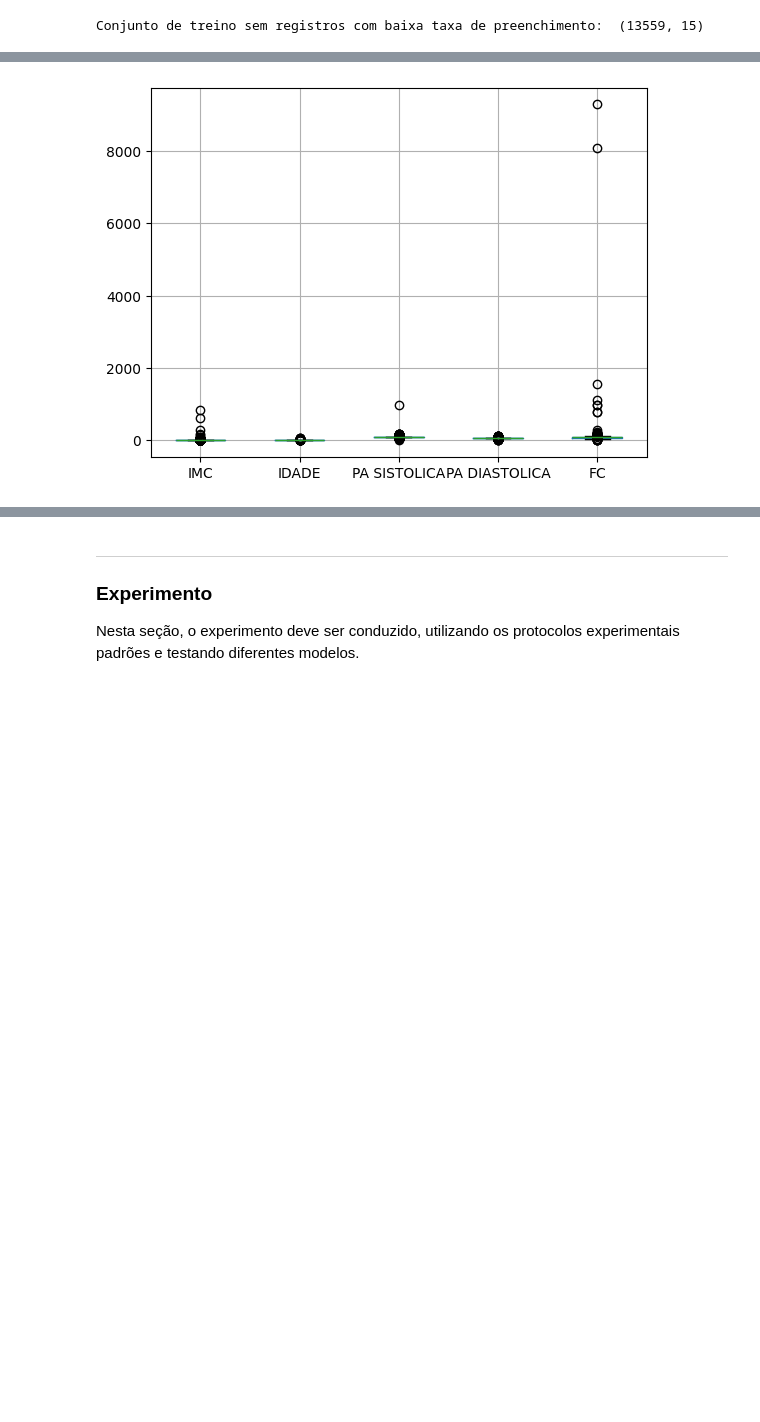
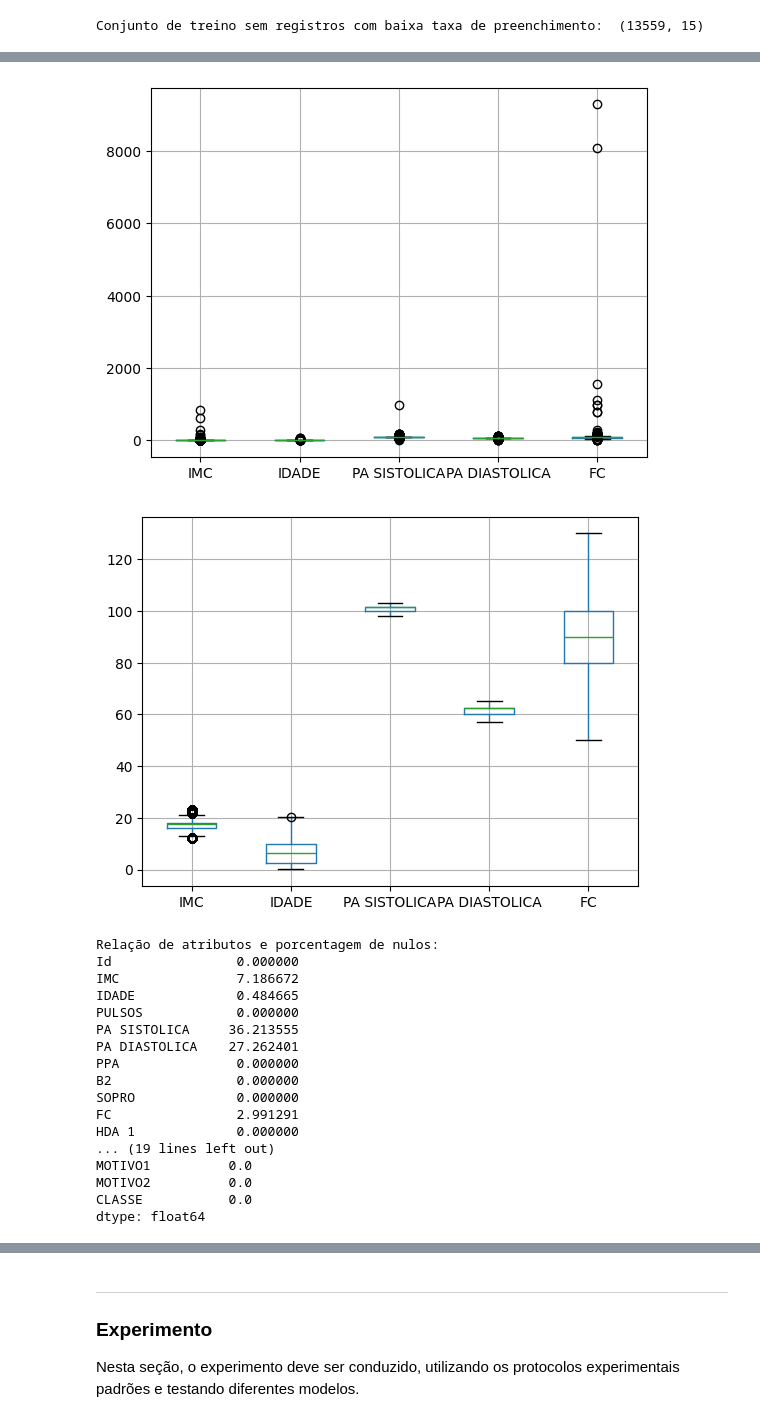
Before and after one commit to lauranaomiseto/projeto-AM, a Jupyter notebook: main.ipynb, the cells around one changed output, grey strips where cells are left out. Cells and saved outputs as stored; diff of their text form; code cells hidden in the pictures; blank space fills up the shorter version.

```diff
--- a/main.ipynb
+++ b/main.ipynb
@@ -400,33 +401,54 @@ def invalidar_outliers_quartil(df, colunas):
         IQR = Q3 - Q1
         limite_inferior = Q1 - 1.5 * IQR
         limite_superior = Q3 + 1.5 * IQR
         df_copy.loc[~df[coluna].between(limite_inferior, limite_superior), coluna] = np.nan
     return df_copy
 
 def invalidar_outliers_percentil(df, colunas, p_inf, p_sup):
     # marca outliers como NaN
     df_copy = df.copy()
     for coluna in colunas:
         limite_inferior = np.percentile(df_copy[coluna], p_inf*100)
         limite_superior = np.percentile(df_copy[coluna], p_sup*100)
         df_copy.loc[~df_copy[coluna].between(limite_inferior, limite_superior), coluna] = np.nan
     return df_copy
 
 df_train = invalidar_outliers_quartil(df_train, ['IMC', 'IDADE', 'PA SISTOLICA', 'PA DIASTOLICA', 'FC'])
 
+df_train.boxplot(column=['IMC', 'IDADE', 'PA SISTOLICA', 'PA DIASTOLICA', 'FC'])
+plt.show()
+
 analise_valores_faltantes(df_train)
 
 
 # exlusão dos registros que, após marcados como outliers, possuem menos de 50% dos valores preenchidos
 faltantes = analise_registro_incompleto(df_train, 0.5)
 df_train = df_train[~faltantes]
 
 
 # peenchimento dos valores nulos com média
 df_train[col_numerica] = imputer_media.fit_transform(df_train[col_numerica])
 analise_valores_faltantes(df_train)
 # %% [output]
 [figure]
+[figure, added]
+Relação de atributos e porcentagem de nulos:
+Id                0.000000
+IMC               7.186672
+IDADE             0.484665
+PULSOS            0.000000
+PA SISTOLICA     36.213555
+PA DIASTOLICA    27.262401
+PPA               0.000000
+B2                0.000000
+SOPRO             0.000000
+FC                2.991291
+HDA 1             0.000000
+... (19 lines left out)
+MOTIVO1          0.0
+MOTIVO2          0.0
+CLASSE           0.0
+dtype: float64
 # %%
 # GERA ESTATÍSTICA DO CONJUNTO PÓS REMOÇÃO DE OUTLIERS
 
```
Also changed, not shown: parts of 14 cells of this notebook.
